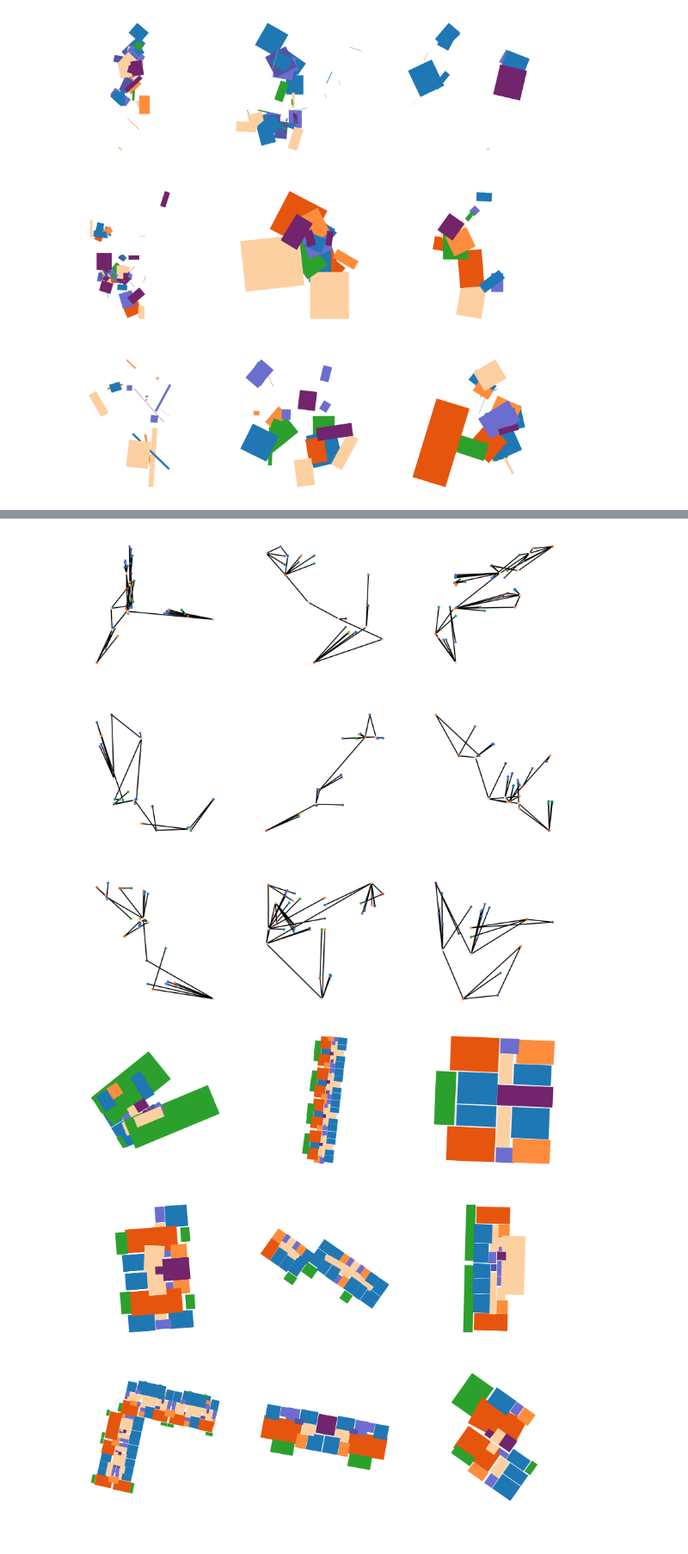
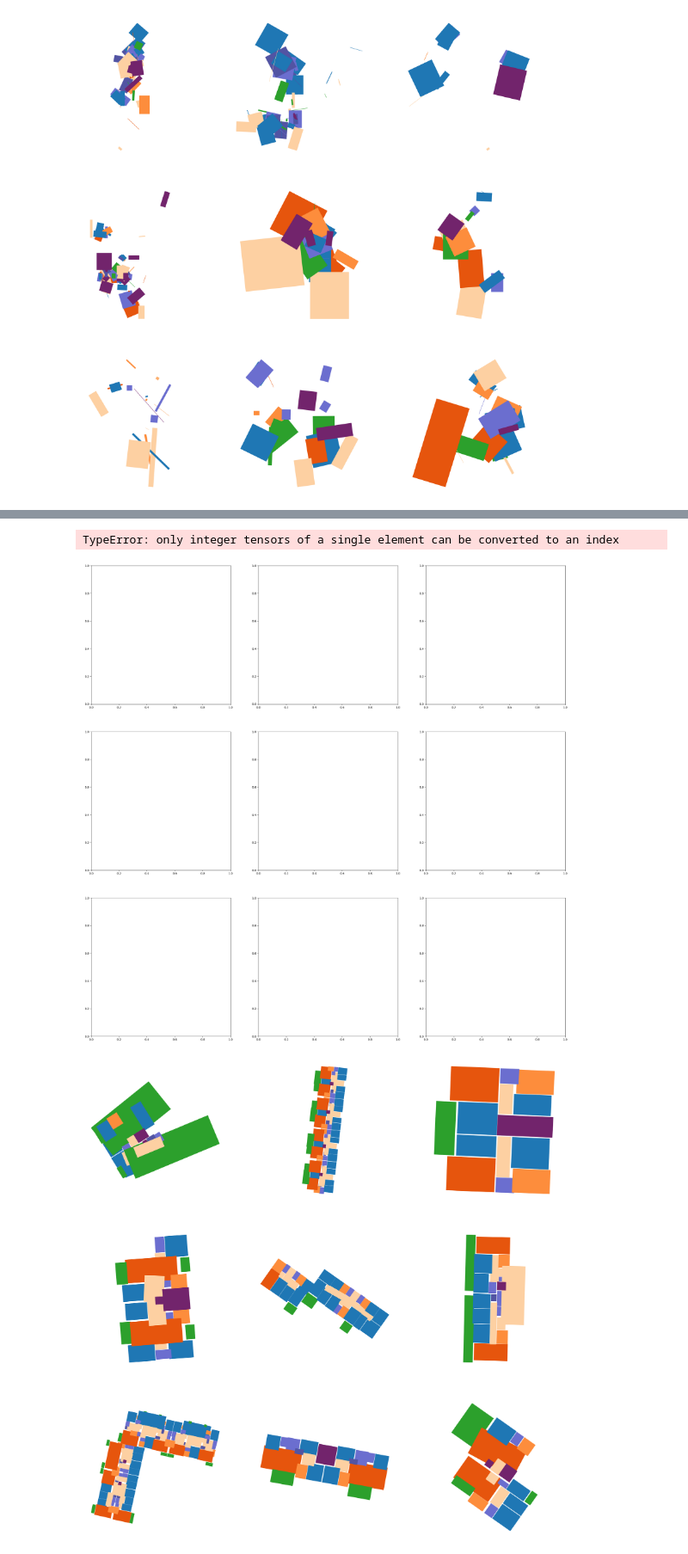
Before and after one commit to Haoranxia/Graph_ML_project, a Jupyter notebook: training_2.ipynb, the cells around one changed output, grey strips where cells are left out. Shown at 86% size. Cells and saved outputs as stored; diff of their text form; code cells hidden in the pictures.

```diff
--- a/training_2.ipynb
+++ b/training_2.ipynb
@@ -329,7 +283,7 @@ class Generator(nn.Module):
     Goal: make Discriminator maximize its output (score)
     """
 
-    def __init__(self, input_dim, output_dim, hidden_dims=[64, 32, 16]):
+    def __init__(self, input_dim, output_dim, hidden_dims):
         """
         input_dim:
         outpit_dim:
@@ -373,7 +327,7 @@ class Discriminator(nn.Module):
     Goal: minimize critic score for real samples
           maximize critic score for generator samples
     """
-    def __init__(self, input_dim, hidden_dims=[16, 32, 64]):
+    def __init__(self, input_dim, hidden_dims):
         super().__init__()
 
         self.input_dim = input_dim
@@ -464,17 +418,13 @@ def polygon_penalty(real_geometry, fake_geometry, alpha=0.1):  #TODO: what is al
 
     return polygon_similarity
 # %%
+cfg.model.gen_out_size = len(properties)
+
 generator = Generator(
     input_dim = cfg.model.noise_size + len(COLORS_ROOMTYPE),
     output_dim = cfg.model.gen_out_size,
     hidden_dims = [64, 32, 16]
 )
-
-# generator = Generator(
-#     input_dim = len(COLORS_ROOMTYPE),
-#     output_dim = cfg.model.gen_out_size,
-#     hidden_dims = [64, 32, 16]
-# )
 
 discriminator = Discriminator(
     input_dim = cfg.model.gen_out_size,
@@ -699,22 +649,24 @@ for i, ax in enumerate(axs):
 # %%
 bs = 9
 dataloader = DataLoader(dataset, batch_size=bs, shuffle=True)
-dataiter = iter(dataloader)
-data = next(dataiter)
+data = next(iter(dataloader))
 
 # get and define sources of information
 x_dr = data.properties.float()
 edge_index = data.edge_index
-category = data.category
-# print(category.shape, len(COLORS_ROOMTYPE))
+room_type = data.room_type
 batch = data.batch
 indices = data.index
 
 # add noise and create x for generator
-noise = torch.randn((category.shape[0], cfg.model.noise_size))
-x_g = torch.concat((category, noise), dim=1)
+noise = torch.randn((room_type.shape[0], noise_dim))
+x_g = torch.concat((room_type, noise), dim=1)
 
 # feedforward through generator and create fake input for discriminator
 x_df = generator(edge_index, x_g).detach()
 print(x_df)
+
+# bring graph batch to networkx
+data_nx = pyg.utils.to_networkx(data, node_attrs=["properties", "room_type", "batch"], to_undirected=True)
+print(data_nx)
 # %% [output]
@@ -722,3 +674,0 @@ tensor[292, 2] n=584 (2.3Kb) x∈[-24.171, 25.327] μ=0.680 σ=7.755
-# %%
-data_nx = pyg.utils.to_networkx(data, node_attrs=["properties", "category", "batch"], to_undirected=True)
-print(data_nx)
@@ -727,25 +695,28 @@ Graph with 292 nodes and 298 edges
 # %%
 from plot import plot_graph
 
 # set up figure
 n = int(np.ceil(np.sqrt(bs)))
 fs = 10
 fig, axs = plt.subplots(n, n, figsize=(n*fs, n*fs))
 axs = axs.flatten()
 
 add = 0
 for i, ax in enumerate(axs):
 
+    # assign
     nodes = torch.arange(0, data.num_nodes)[batch == i]
     graph = data_nx.subgraph(nodes.tolist())
 
     pos = {index+add: np.array(n) for index, n in enumerate(x_df[batch == i])}
-    colors = [np.array(CMAP_ROOMTYPE(np.argmax(n))).reshape(1,4) for _, n in graph.nodes('category')]
+    room_types = [np.argmax(n) for _, n in graph.nodes('room_type')]
+    colors = [np.array(CMAP_ROOMTYPE(n)).reshape(1,4) for n in room_types]
     plot_graph(graph, ax, c_node=colors, dw_edge=False, c_edge=['black']*4, pos=pos, node_size=fs*6, edge_size=fs/3)
 
     add += len(nodes)
 # %% [output]
+TypeError: only integer tensors of a single element can be converted to an index
-[figure, old version]
+[figure, new version]
 # %%
 
 # set up figure
```
Also changed, not shown: parts of 26 cells of this notebook.
